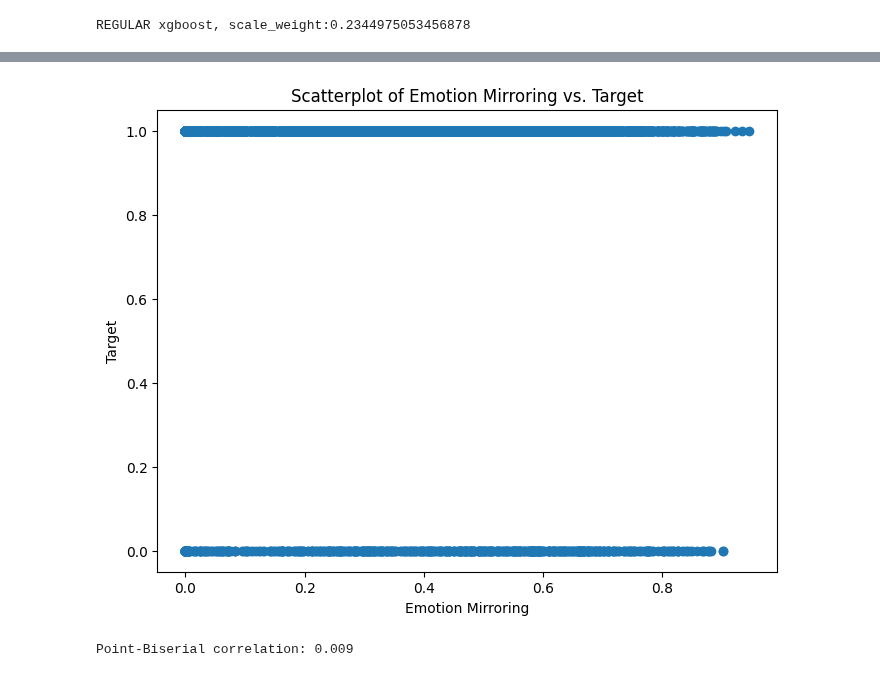
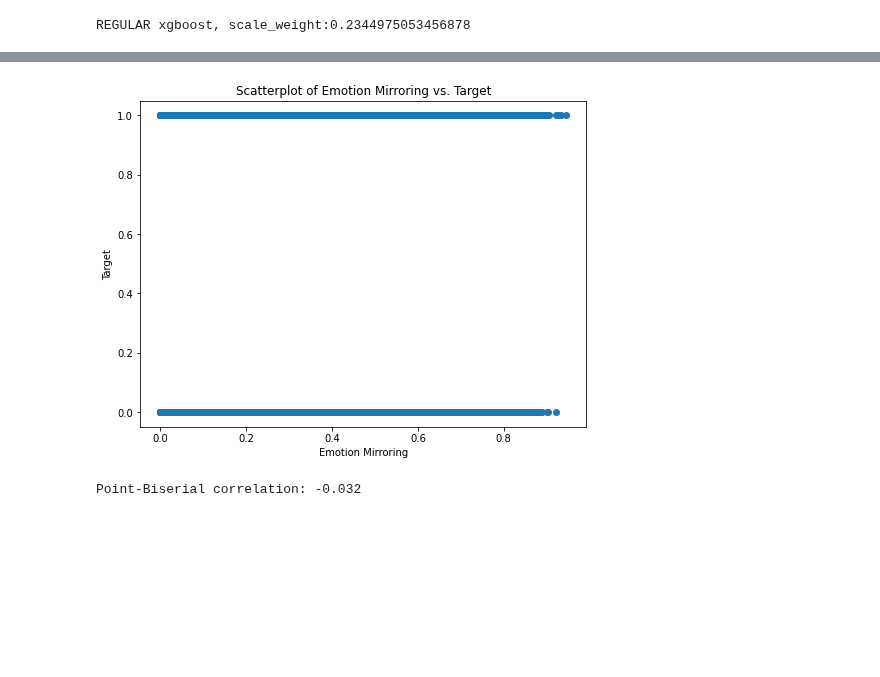
Before and after one commit to ramon284/Interest-predictor, a Jupyter notebook: zpredict.ipynb, the cells around one changed output, grey strips where cells are left out. Cells and saved outputs as stored; diff of their text form; code cells hidden in the pictures; blank space fills up the shorter version.

```diff
--- a/zpredict.ipynb
+++ b/zpredict.ipynb
@@ -250,0 +229,8 @@ Name: Label, dtype: int64
+# %%
+X_full = X_train.append(X_test)
+X_full = X_full.reset_index(drop=True)
+y_full = y_train.append(y_test)
+y_full = y_full.reset_index(drop=True)
+
+X_full = X_full.fillna(X_full.median())
+len(y_full)
@@ -930,21 +965,21 @@ TypeError: ('invalid cache item: DataFrame', [          Pitch       Roll
 # %%
 import matplotlib.pyplot as plt
 from scipy.stats import pointbiserialr
 
 # Create a scatterplot
 plt.figure(figsize=(8, 6))
-plt.scatter(X_train_filled['emotion_mirroring'], y_train)
+plt.scatter(X_full['emotion_mirroring'], y_full)
 plt.xlabel('Emotion Mirroring')
 plt.ylabel('Target')
 plt.title('Scatterplot of Emotion Mirroring vs. Target')
 plt.show()
 
 # Calculate the correlation coefficient
-corr, _ = pointbiserialr(X_train_filled['emotion_mirroring'], y_train)
+corr, _ = pointbiserialr(X_full['emotion_mirroring'], y_full)
 print('Point-Biserial correlation: %.3f' % corr)
 # %% [output]
-[figure, old version]
+[figure, new version]
-Point-Biserial correlation: 0.009
+Point-Biserial correlation: -0.032
 # %%
 from scipy.stats import pearsonr
 import xgboost
```
Also changed, not shown: parts of 20 cells of this notebook, 5 other files.
